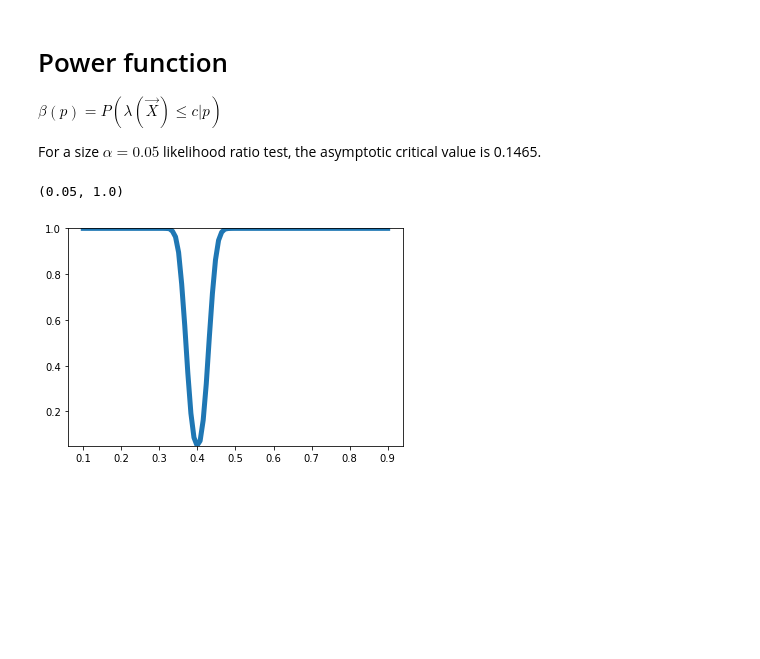
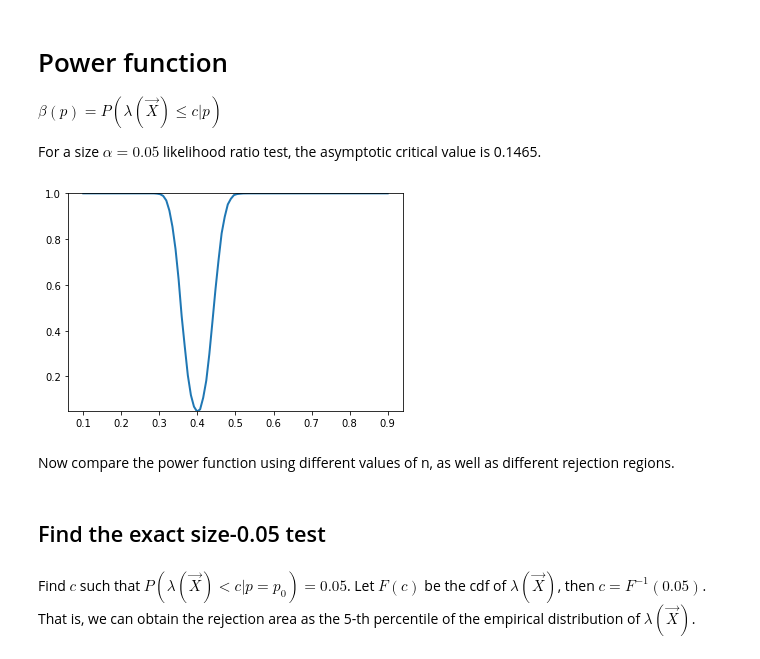
Before and after one commit to khaichiong/meco7312, a Jupyter notebook: L11_Likelihood_Ratio_Test.ipynb, the cells around one changed output. Saved outputs shown, nothing was run; the diff lists cells and outputs as text; code cells hidden in the pictures; blank space fills up the shorter version.

```diff
--- a/L11_Likelihood_Ratio_Test.ipynb
+++ b/L11_Likelihood_Ratio_Test.ipynb
@@ -23,7 +23,7 @@ The sample mean is $\bar{X} = \frac{1}{n} \sum_{i=1}^{n} X_{i}$.
 # %%
 #Data-generating process under the null hypothesis
 p0 = 0.4 #null hypothesis
-n = 1000 #sample size
+n = 500 #sample size
 s = 10000 #number of simulations
 x = np.random.binomial(1,p0,(n,s))
 # %% [markdown]
@@ -68,8 +68,12 @@ for p in np.linspace(0.1,0.9,100):
   power.append([np.mean(np.exp(lrt)<0.1465)])
 # %%
 #Plotting the Power function
-plt.plot(np.linspace(0.1,0.9,100),power,lw=5)
+plt.plot(np.linspace(0.1,0.9,100),power,lw=2)
 plt.ylim((0.05,1.0))
+plt.show()
 # %% [output]
-(0.05, 1.0)
-[figure, old version]
+[figure, new version]
+# %% [markdown]
+Now compare the power function using different values of n, as well as different rejection regions.
+# %% [markdown]
+##  Find the exact size-0.05 test
@@ -75,0 +91,2 @@ plt.ylim((0.05,1.0))
+# %% [markdown]
+Find $c$ such that $P(\lambda(\vec{X}) < c|p=p_{0}) = 0.05$. Let $F(c)$ be the cdf of $\lambda(\vec{X})$, then $c = F^{-1}(0.05)$. That is, we can obtain the rejection area as the 5-th percentile of the empirical distribution of $\lambda(\vec{X})$.
```
Also changed, not shown: parts of 7 cells of this notebook.
